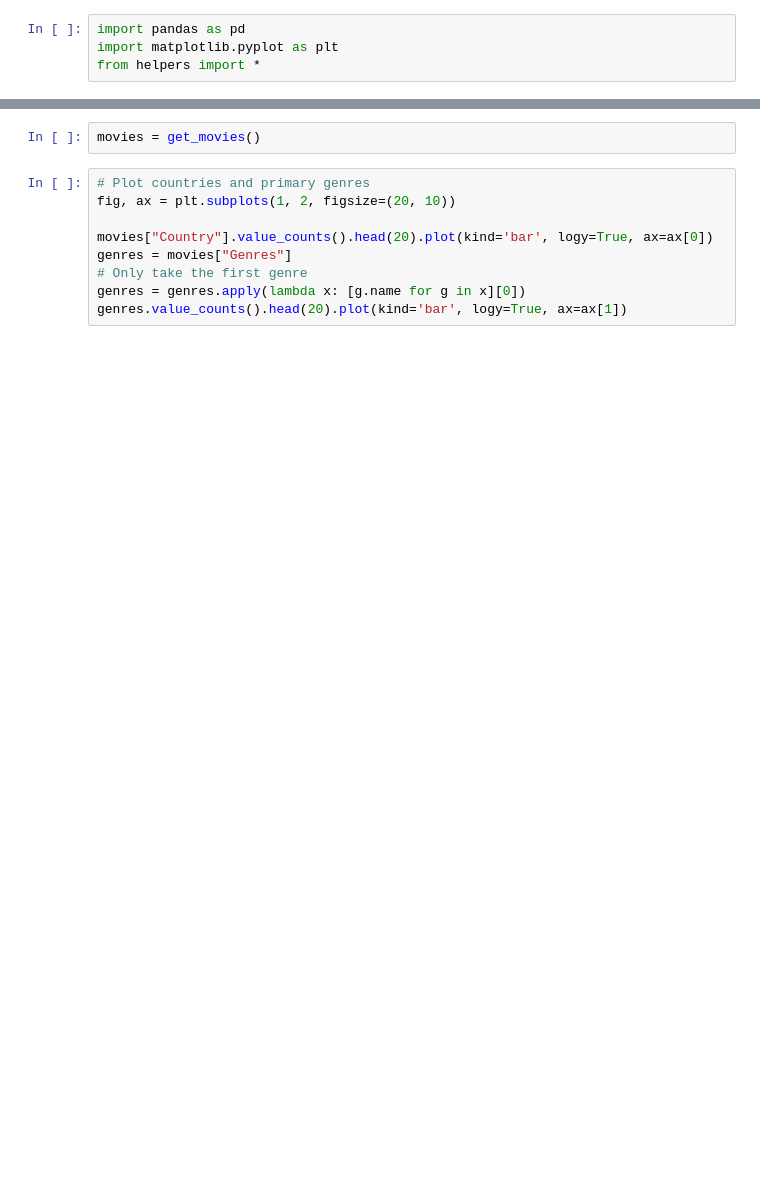
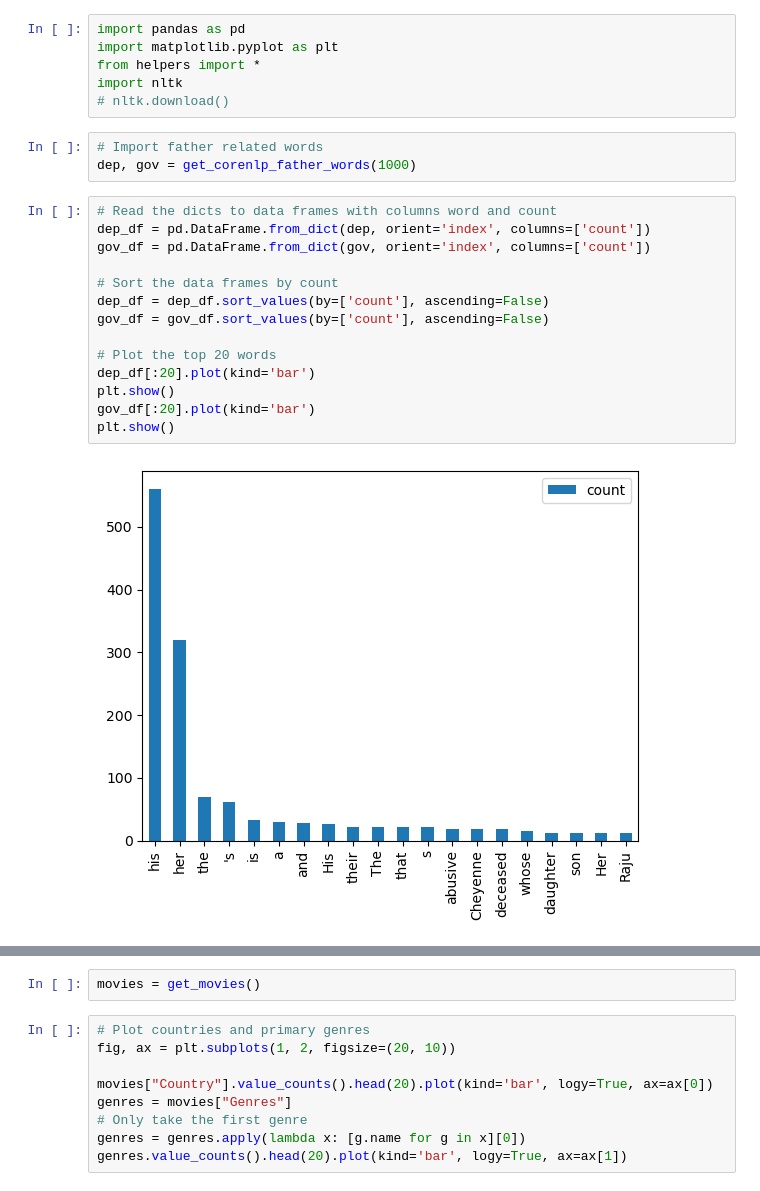
Before and after one commit to epfl-ada/ada-2022-project-adamax, a Jupyter notebook: src/initial-analysis.ipynb, the cells around one changed output, grey strips where cells are left out. Cells and saved outputs as stored; diff of their text form; blank space fills up the shorter version.

Commit message:
Analyse the corenlp results for father adjacent words

```diff
--- a/src/initial-analysis.ipynb
+++ b/src/initial-analysis.ipynb
@@ -2,3 +2,24 @@
 import pandas as pd
 import matplotlib.pyplot as plt
 from helpers import *
+import nltk
+# nltk.download()
+# %%
+# Import father related words
+dep, gov = get_corenlp_father_words(1000)
+# %%
+# Read the dicts to data frames with columns word and count
+dep_df = pd.DataFrame.from_dict(dep, orient='index', columns=['count'])
+gov_df = pd.DataFrame.from_dict(gov, orient='index', columns=['count'])
+
+# Sort the data frames by count
+dep_df = dep_df.sort_values(by=['count'], ascending=False)
+gov_df = gov_df.sort_values(by=['count'], ascending=False)
+
+# Plot the top 20 words
+dep_df[:20].plot(kind='bar')
+plt.show()
+gov_df[:20].plot(kind='bar')
+plt.show()
+# %% [output]
+[figure, added]
```
Also changed, not shown: parts of 14 cells of this notebook, 2 other files.
